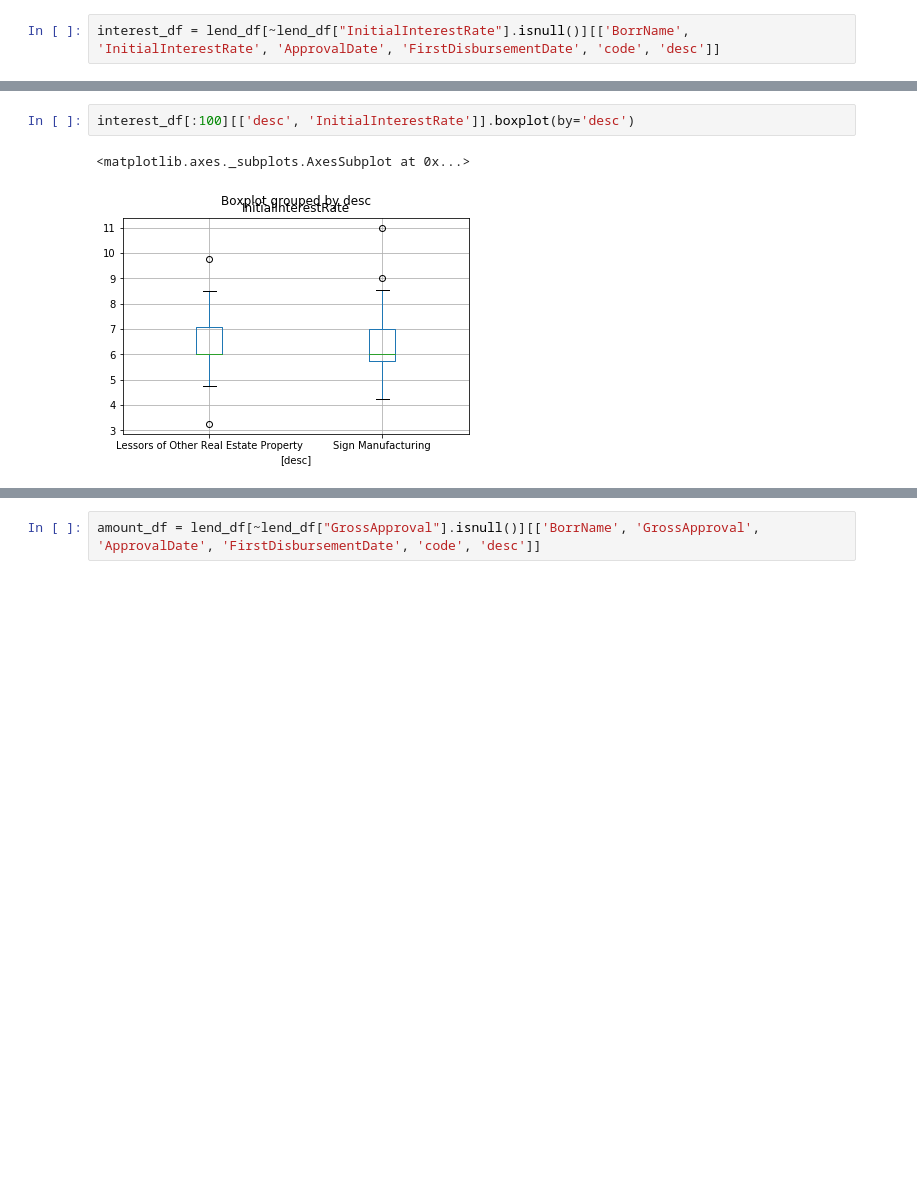
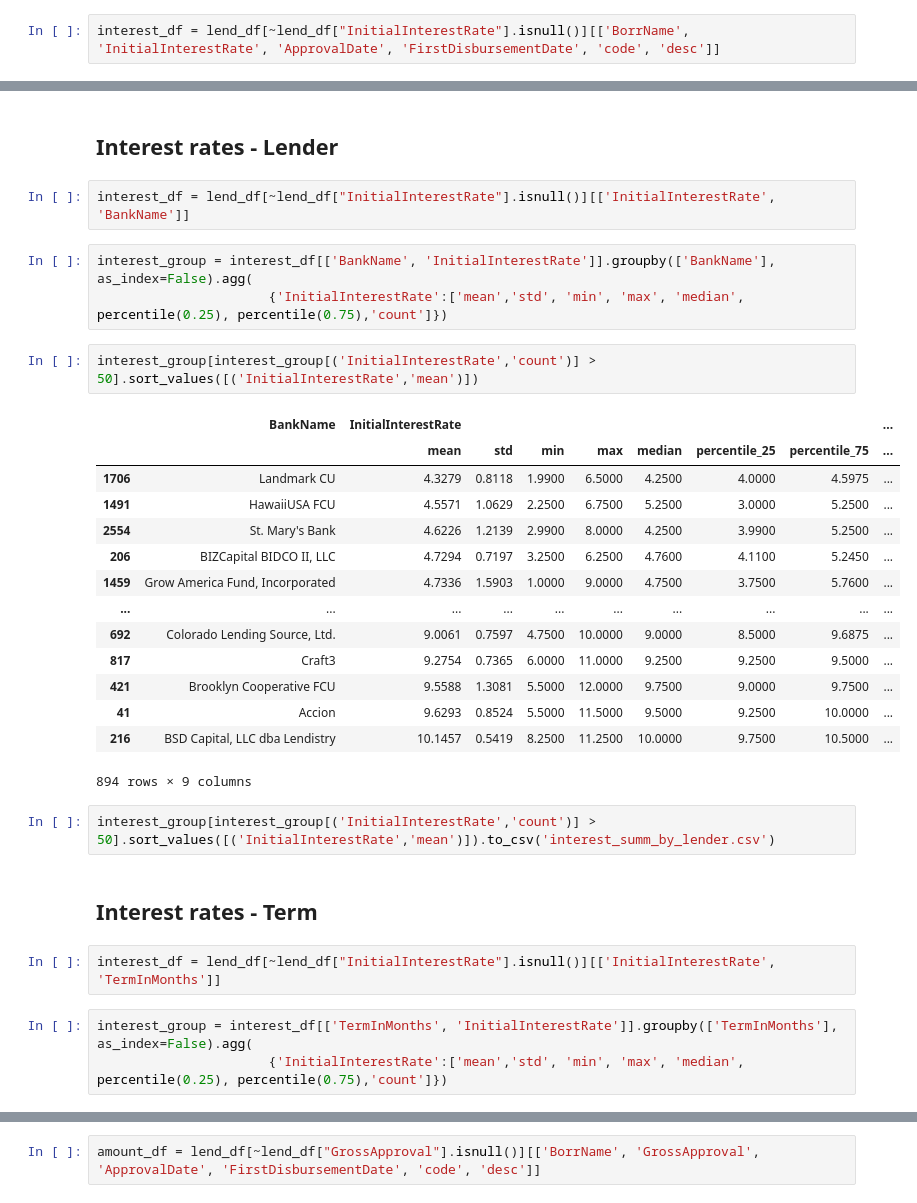
Before and after one commit to antonstorozhilov/sba_experiment, a Jupyter notebook: SBA Lending Data Analysis.ipynb, the cells around one changed output, grey strips where cells are left out. Drawn from its saved outputs; the diff is of its cells as text; blank space fills up the shorter version.

```diff
--- a/SBA Lending Data Analysis.ipynb
+++ b/SBA Lending Data Analysis.ipynb
@@ -136,5 +151,33 @@ interest_group[interest_group[('InitialInterestRate','count')] > 50].sort_values
-# %%
-interest_df[:100][['desc', 'InitialInterestRate']].boxplot(by='desc')
-# %% [output]
-<matplotlib.axes._subplots.AxesSubplot at 0x...>
-[figure, removed]
+# %% [markdown]
+## Interest rates - Lender
+# %%
+interest_df = lend_df[~lend_df["InitialInterestRate"].isnull()][['InitialInterestRate', 'BankName']]
+# %%
+interest_group = interest_df[['BankName', 'InitialInterestRate']].groupby(['BankName'], as_index=False).agg(
+                      {'InitialInterestRate':['mean','std', 'min', 'max', 'median', percentile(0.25), percentile(0.75),'count']})
+# %%
+interest_group[interest_group[('InitialInterestRate','count')] > 50].sort_values([('InitialInterestRate','mean')])
+# %% [output]
+|  | BankName | InitialInterestRate |  |  |  |  |  |  | ... |
+|  |  | mean | std | min | max | median | percentile_25 | percentile_75 | ... |
+| 1706 | Landmark CU | 4.3279 | 0.8118 | 1.9900 | 6.5000 | 4.2500 | 4.0000 | 4.5975 | ... |
+| 1491 | HawaiiUSA FCU | 4.5571 | 1.0629 | 2.2500 | 6.7500 | 5.2500 | 3.0000 | 5.2500 | ... |
+| 2554 | St. Mary's Bank | 4.6226 | 1.2139 | 2.9900 | 8.0000 | 4.2500 | 3.9900 | 5.2500 | ... |
+| 206 | BIZCapital BIDCO II, LLC | 4.7294 | 0.7197 | 3.2500 | 6.2500 | 4.7600 | 4.1100 | 5.2450 | ... |
+| 1459 | Grow America Fund, Incorporated | 4.7336 | 1.5903 | 1.0000 | 9.0000 | 4.7500 | 3.7500 | 5.7600 | ... |
+| ... | ... | ... | ... | ... | ... | ... | ... | ... | ... |
+| 692 | Colorado Lending Source, Ltd. | 9.0061 | 0.7597 | 4.7500 | 10.0000 | 9.0000 | 8.5000 | 9.6875 | ... |
+| 817 | Craft3 | 9.2754 | 0.7365 | 6.0000 | 11.0000 | 9.2500 | 9.2500 | 9.5000 | ... |
+| 421 | Brooklyn Cooperative FCU | 9.5588 | 1.3081 | 5.5000 | 12.0000 | 9.7500 | 9.0000 | 9.7500 | ... |
+| 41 | Accion | 9.6293 | 0.8524 | 5.5000 | 11.5000 | 9.5000 | 9.2500 | 10.0000 | ... |
+| 216 | BSD Capital, LLC dba Lendistry | 10.1457 | 0.5419 | 8.2500 | 11.2500 | 10.0000 | 9.7500 | 10.5000 | ... |
+894 rows × 9 columns
+# %%
+interest_group[interest_group[('InitialInterestRate','count')] > 50].sort_values([('InitialInterestRate','mean')]).to_csv('interest_summ_by_lender.csv')
+# %% [markdown]
+## Interest rates - Term
+# %%
+interest_df = lend_df[~lend_df["InitialInterestRate"].isnull()][['InitialInterestRate', 'TermInMonths']]
+# %%
+interest_group = interest_df[['TermInMonths', 'InitialInterestRate']].groupby(['TermInMonths'], as_index=False).agg(
+                      {'InitialInterestRate':['mean','std', 'min', 'max', 'median', percentile(0.25), percentile(0.75),'count']})
```
Also changed, not shown: parts of 28 cells of this notebook.
